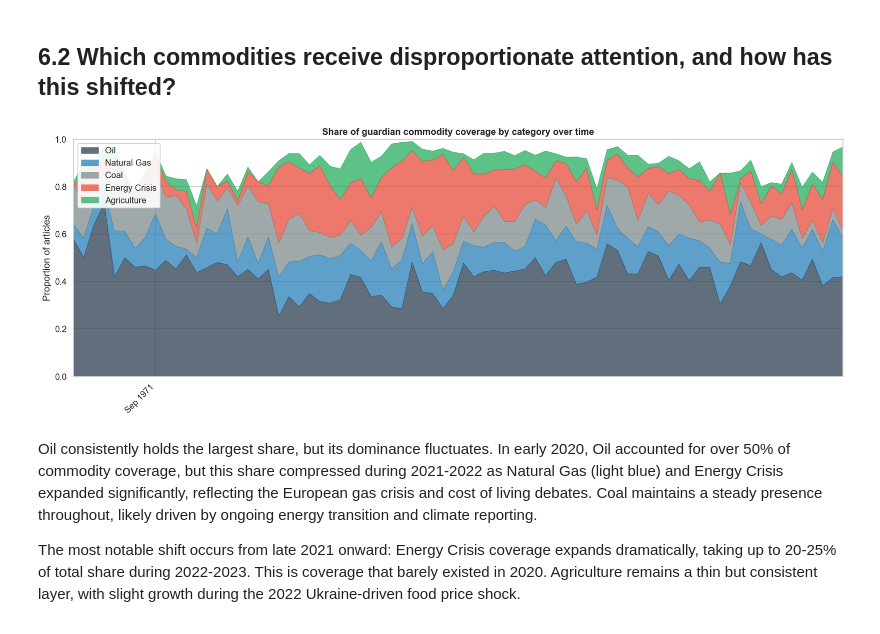
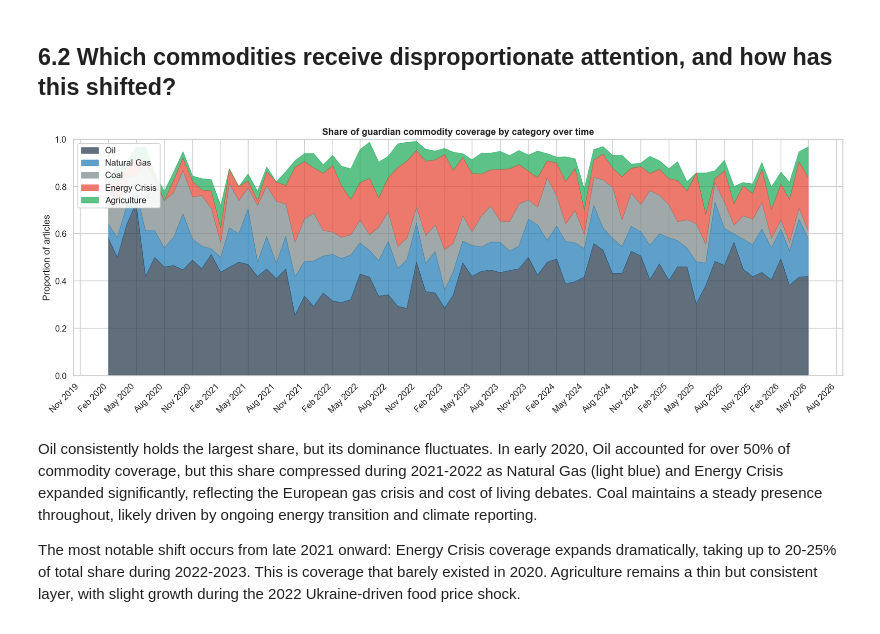
Before and after one commit to gatesclosedbro/st115, a Jupyter notebook: st115-merged.ipynb, the cells around one changed output. Cells and saved outputs as stored; diff of their text form; code cells hidden in the pictures.

```diff
--- a/st115-merged.ipynb
+++ b/st115-merged.ipynb
@@ -734,25 +734,25 @@ To answer Q1, geopolitical events drive coverage surges, but not equally. Energy
 # %%
 # Visualisation 2a: Stacked area chart of commodity coverage composition
 monthly_props = monthly_pivot.div(monthly_pivot.sum(axis=1), axis=0)
 
 top_cats = ['Oil', 'Natural Gas', 'Coal', 'Energy Crisis', 'Agriculture']
 colors = ['#2c3e50', '#2980b9', '#7f8c8d', '#e74c3c', '#27ae60']
 
 fig, ax = plt.subplots(figsize=(16, 6))
-monthly_props[top_cats].plot.area(ax=ax, alpha=0.75, color=colors, linewidth=0.5)
+monthly_props[top_cats].plot.area(ax=ax, alpha=0.75, color=colors, linewidth=0.5, x_compat=True)
 
 ax.set_title('Share of guardian commodity coverage by category over time', fontweight='bold', fontsize=13)
 ax.set_ylabel('Proportion of articles')
 ax.set_xlabel('')
 ax.legend(loc='upper left', frameon=True, framealpha=0.9)
 ax.set_ylim(0, 1)
 ax.xaxis.set_major_locator(mdates.MonthLocator(interval=3))
 ax.xaxis.set_major_formatter(mdates.DateFormatter('%b %Y'))
 plt.xticks(rotation=45, ha='right')
 plt.tight_layout()
 plt.show()
 # %% [output]
-[figure, old version]
+[figure, new version]
 # %% [markdown]
 Oil consistently holds the largest share, but its dominance fluctuates. In early 2020, Oil accounted for over 50% of commodity coverage, but this share compressed during 2021-2022 as Natural Gas (light blue) and Energy Crisis expanded significantly, reflecting the European gas crisis and cost of living debates. Coal maintains a steady presence throughout, likely driven by ongoing energy transition and climate reporting.
 
```
Also changed, not shown: 1 other file.
